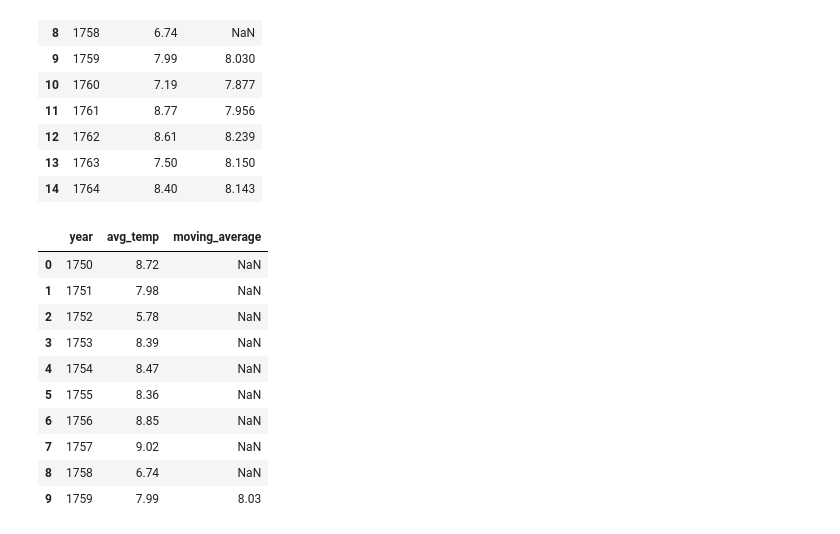
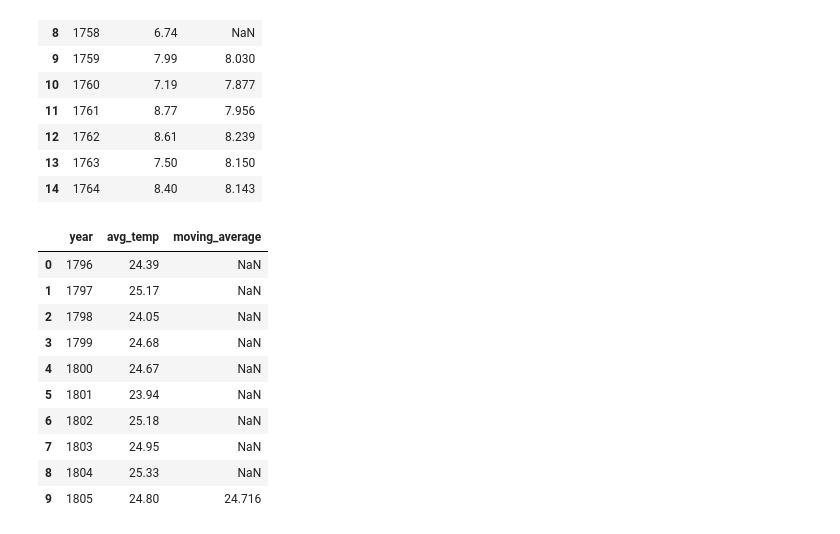
Before and after one commit to ParthThakur/Exploring-Weather-Trends, a Jupyter notebook: Explore Weather Trends.ipynb, the cells around one changed output. Drawn from its saved outputs; the diff is of its cells as text; code cells hidden in the pictures.

```diff
--- a/Explore Weather Trends.ipynb
+++ b/Explore Weather Trends.ipynb
@@ -70,19 +69,19 @@ global_weather.rename(columns=rename_dict, inplace=True)
 # %%
 # Sample with renamed columns.
 
-global_weather.head(10)
+pune_weather.head(10)
 # %% [output]
 |  | year | avg_temp | moving_average |
-| 0 | 1750 | 8.72 | NaN |
-| 1 | 1751 | 7.98 | NaN |
-| 2 | 1752 | 5.78 | NaN |
-| 3 | 1753 | 8.39 | NaN |
-| 4 | 1754 | 8.47 | NaN |
-| 5 | 1755 | 8.36 | NaN |
-| 6 | 1756 | 8.85 | NaN |
-| 7 | 1757 | 9.02 | NaN |
-| 8 | 1758 | 6.74 | NaN |
-| 9 | 1759 | 7.99 | 8.03 |
+| 0 | 1796 | 24.39 | NaN |
+| 1 | 1797 | 25.17 | NaN |
+| 2 | 1798 | 24.05 | NaN |
+| 3 | 1799 | 24.68 | NaN |
+| 4 | 1800 | 24.67 | NaN |
+| 5 | 1801 | 23.94 | NaN |
+| 6 | 1802 | 25.18 | NaN |
+| 7 | 1803 | 24.95 | NaN |
+| 8 | 1804 | 25.33 | NaN |
+| 9 | 1805 | 24.80 | 24.716 |
 # %%
 # Plot data.
 
```
Also changed, not shown: parts of 6 cells of this notebook.
